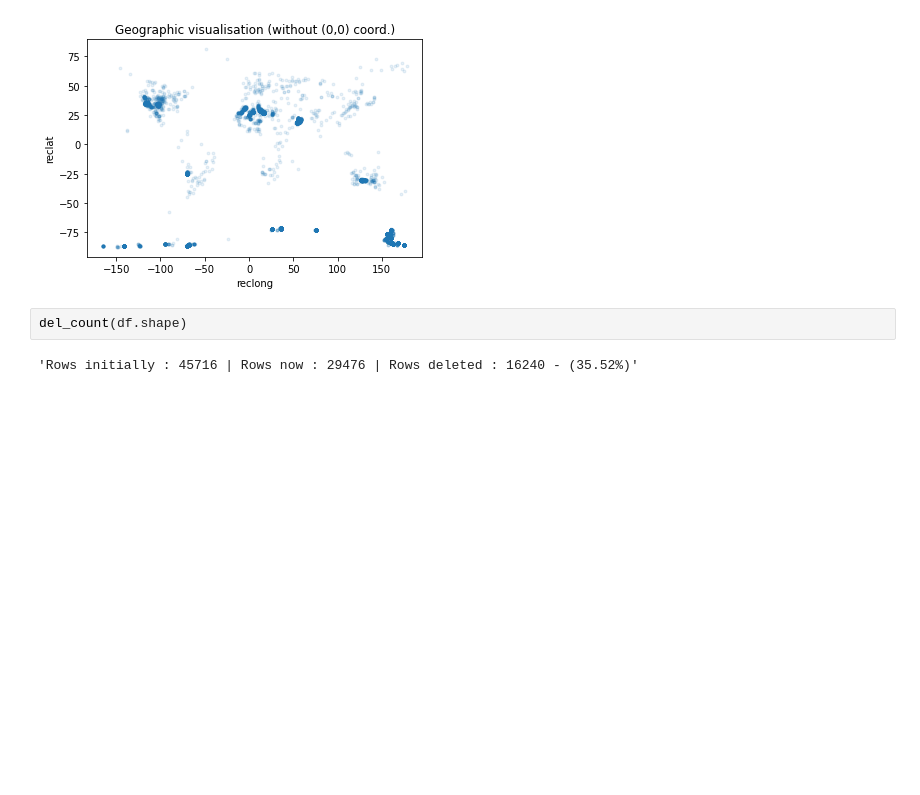
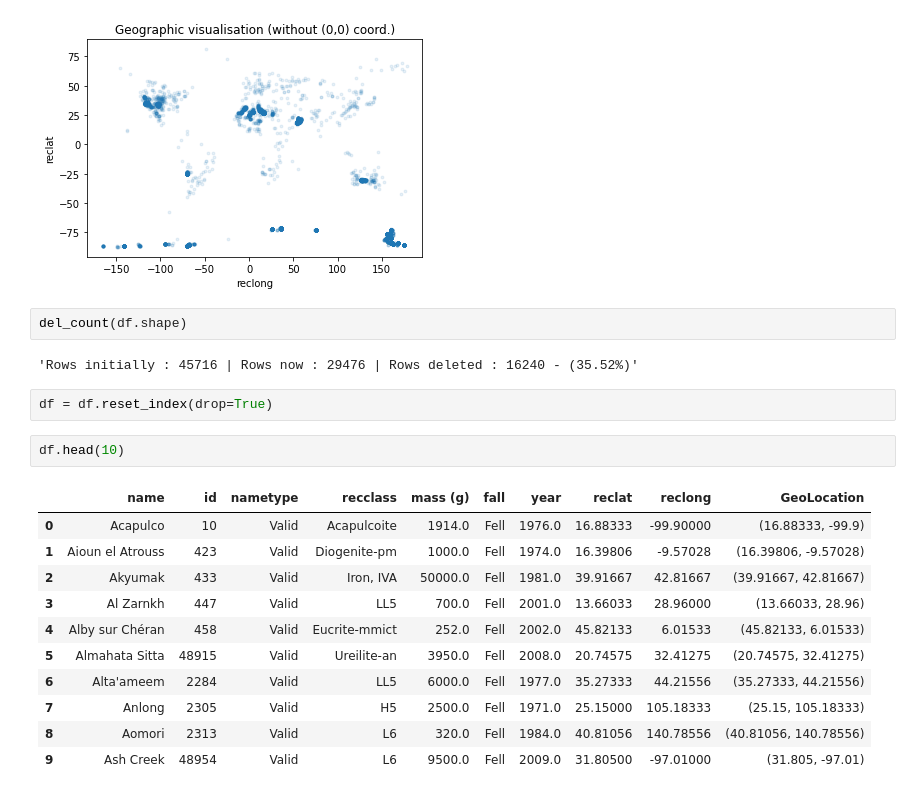
Before and after one commit to Kartmaan/Meteorite_landings, a Jupyter notebook: meteorite_landings.ipynb, the cells around one changed output. Saved outputs shown, nothing was run; the diff lists cells and outputs as text; blank space fills up the shorter version.

```diff
--- a/meteorite_landings.ipynb
+++ b/meteorite_landings.ipynb
@@ -273,3 +273,19 @@ df.plot(kind='scatter', x='reclong', y='reclat', alpha=0.1, s=8, title='Geograph
 del_count(df.shape)
 # %% [output]
 'Rows initially : 45716 | Rows now : 29476 | Rows deleted : 16240 - (35.52%)'
+# %%
+df = df.reset_index(drop=True)
+# %%
+df.head(10)
+# %% [output]
+|  | name | id | nametype | recclass | mass (g) | fall | year | reclat | reclong | GeoLocation |
+| 0 | Acapulco | 10 | Valid | Acapulcoite | 1914.0 | Fell | 1976.0 | 16.88333 | -99.90000 | (16.88333, -99.9) |
+| 1 | Aioun el Atrouss | 423 | Valid | Diogenite-pm | 1000.0 | Fell | 1974.0 | 16.39806 | -9.57028 | (16.39806, -9.57028) |
+| 2 | Akyumak | 433 | Valid | Iron, IVA | 50000.0 | Fell | 1981.0 | 39.91667 | 42.81667 | (39.91667, 42.81667) |
+| 3 | Al Zarnkh | 447 | Valid | LL5 | 700.0 | Fell | 2001.0 | 13.66033 | 28.96000 | (13.66033, 28.96) |
+| 4 | Alby sur Chéran | 458 | Valid | Eucrite-mmict | 252.0 | Fell | 2002.0 | 45.82133 | 6.01533 | (45.82133, 6.01533) |
+| 5 | Almahata Sitta | 48915 | Valid | Ureilite-an | 3950.0 | Fell | 2008.0 | 20.74575 | 32.41275 | (20.74575, 32.41275) |
+| 6 | Alta'ameem | 2284 | Valid | LL5 | 6000.0 | Fell | 1977.0 | 35.27333 | 44.21556 | (35.27333, 44.21556) |
+| 7 | Anlong | 2305 | Valid | H5 | 2500.0 | Fell | 1971.0 | 25.15000 | 105.18333 | (25.15, 105.18333) |
+| 8 | Aomori | 2313 | Valid | L6 | 320.0 | Fell | 1984.0 | 40.81056 | 140.78556 | (40.81056, 140.78556) |
+| 9 | Ash Creek | 48954 | Valid | L6 | 9500.0 | Fell | 2009.0 | 31.80500 | -97.01000 | (31.805, -97.01) |
```
